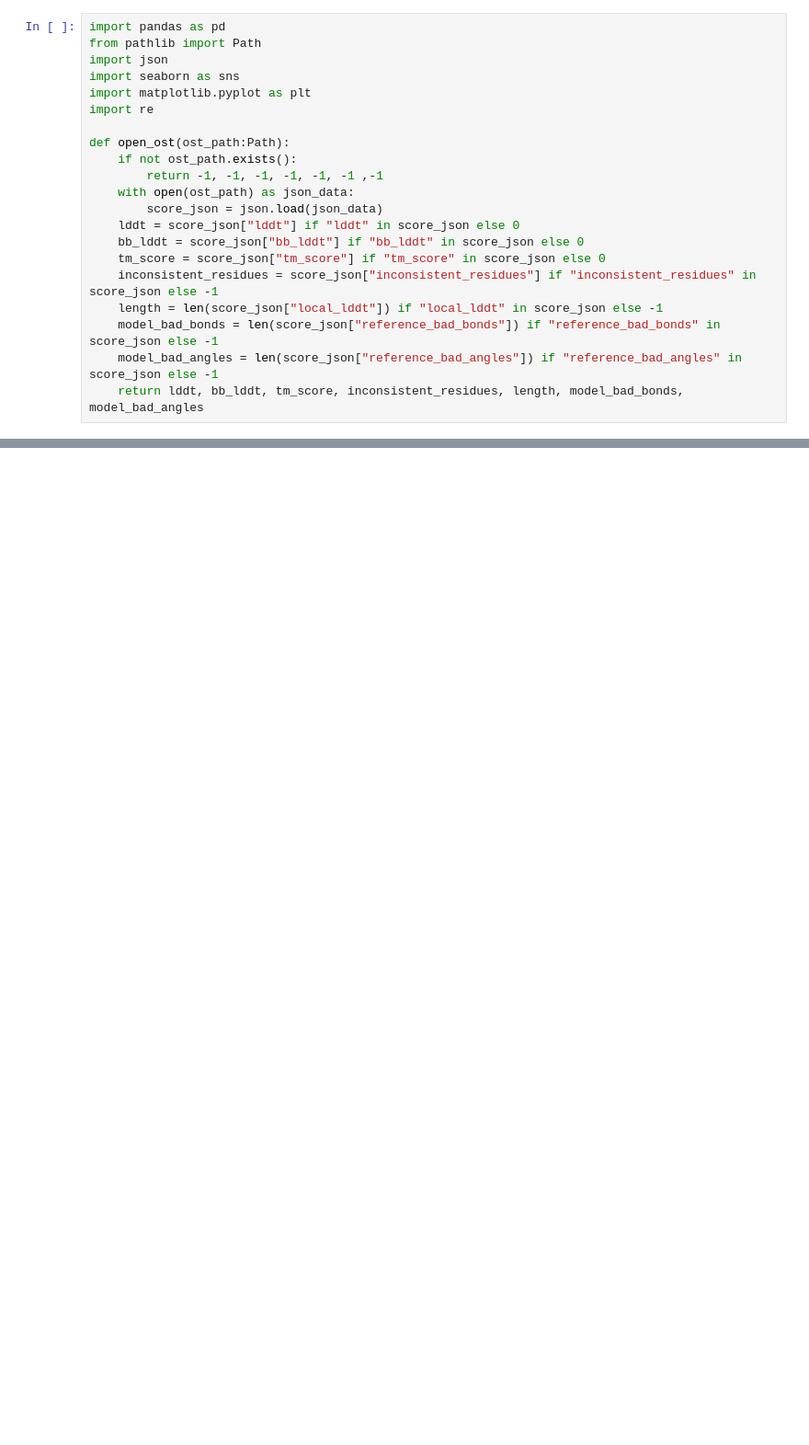
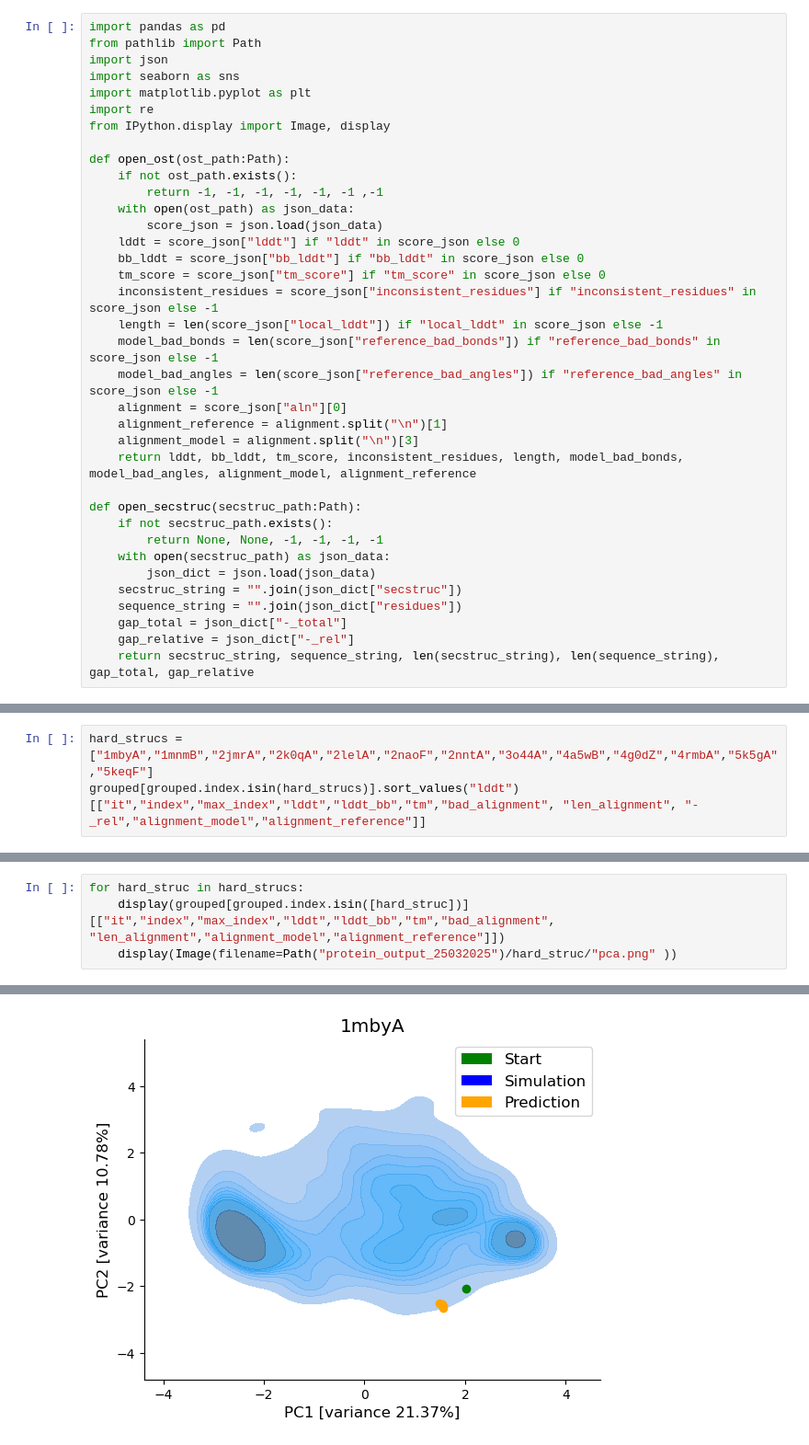
Before and after one commit to ibmm-unibe-ch/msa-tests, a Jupyter notebook: MD_proteins.ipynb, the cells around one changed output, grey strips where cells are left out. Shown at 92% size. Drawn from its saved outputs; the diff is of its cells as text; blank space fills up the shorter version.

```diff
--- a/MD_proteins.ipynb
+++ b/MD_proteins.ipynb
@@ -5,6 +5,7 @@ import json
 import seaborn as sns
 import matplotlib.pyplot as plt
 import re
+from IPython.display import Image, display
 
 def open_ost(ost_path:Path):
     if not ost_path.exists():
@@ -18,6 +19,20 @@ def open_ost(ost_path:Path):
     length = len(score_json["local_lddt"]) if "local_lddt" in score_json else -1
     model_bad_bonds = len(score_json["reference_bad_bonds"]) if "reference_bad_bonds" in score_json else -1
     model_bad_angles = len(score_json["reference_bad_angles"]) if "reference_bad_angles" in score_json else -1
-    return lddt, bb_lddt, tm_score, inconsistent_residues, length, model_bad_bonds, model_bad_angles
+    alignment = score_json["aln"][0]
+    alignment_reference = alignment.split("\n")[1]
+    alignment_model = alignment.split("\n")[3]
+    return lddt, bb_lddt, tm_score, inconsistent_residues, length, model_bad_bonds, model_bad_angles, alignment_model, alignment_reference
+
+def open_secstruc(secstruc_path:Path):
+    if not secstruc_path.exists():
+        return None, None, -1, -1, -1, -1
+    with open(secstruc_path) as json_data:
+        json_dict = json.load(json_data)
+    secstruc_string = "".join(json_dict["secstruc"])
+    sequence_string = "".join(json_dict["residues"])
+    gap_total = json_dict["-_total"]
+    gap_relative = json_dict["-_rel"]
+    return secstruc_string, sequence_string, len(secstruc_string), len(sequence_string), gap_total, gap_relative
 # %%
 scores = []
@@ -77,0 +109,3 @@ pd.DataFrame(scores).sort_values("lddt", ascending=False).head(50)
+# %%
+hard_strucs = ["1mbyA","1mnmB","2jmrA","2k0qA","2lelA","2naoF","2nntA","3o44A","4a5wB","4g0dZ","4rmbA","5k5gA","5keqF"]
+grouped[grouped.index.isin(hard_strucs)].sort_values("lddt")[["it","index","max_index","lddt","lddt_bb","tm","bad_alignment", "len_alignment", "-_rel","alignment_model","alignment_reference"]]
@@ -77,0 +134,5 @@ pd.DataFrame(scores).sort_values("lddt", ascending=False).head(50)
+# %%
+for hard_struc in hard_strucs:
+    display(grouped[grouped.index.isin([hard_struc])][["it","index","max_index","lddt","lddt_bb","tm","bad_alignment", "len_alignment","alignment_model","alignment_reference"]])
+    display(Image(filename=Path("protein_output_25032025")/hard_struc/"pca.png" ))
+# %% [output]
@@ -77,0 +142 @@ pd.DataFrame(scores).sort_values("lddt", ascending=False).head(50)
+[figure, added]
```
Also changed, not shown: parts of 6 cells of this notebook, 22 other files.
